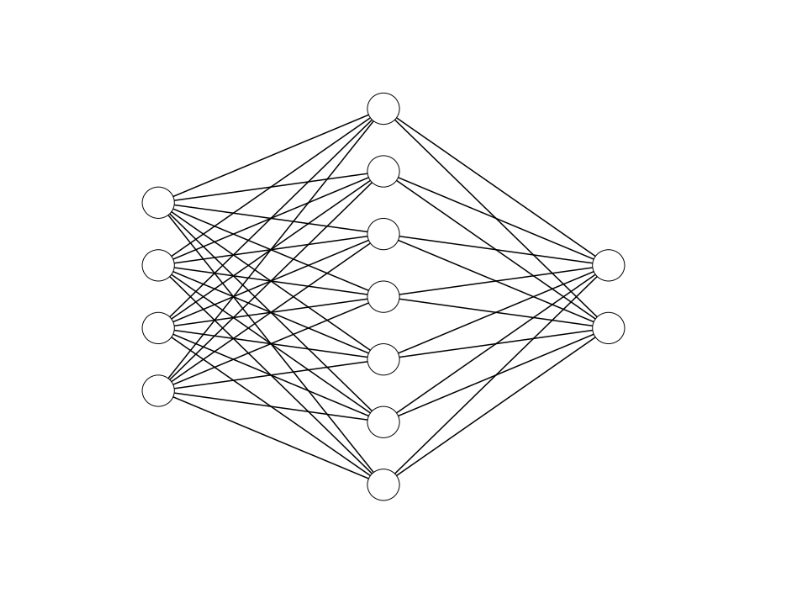
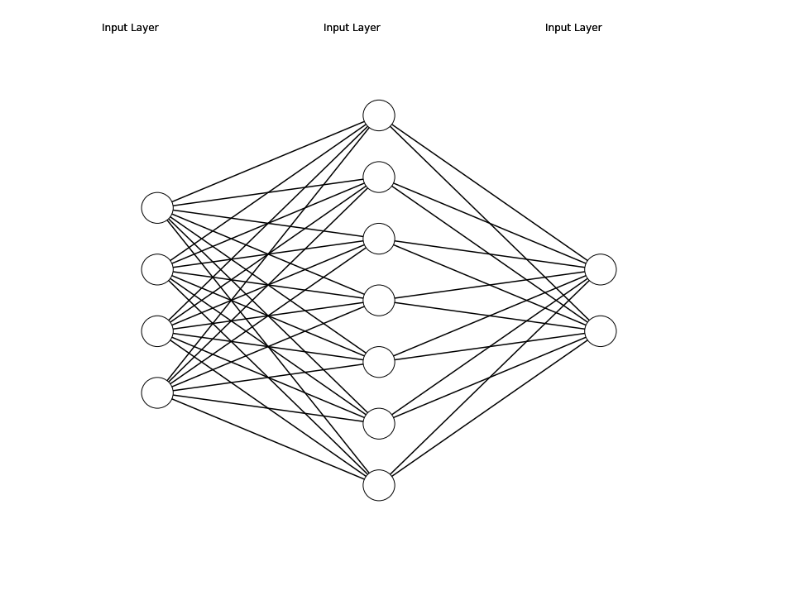
Before and after one commit to rolandr97/bachelorthesis, a Jupyter notebook: util.ipynb, the cells around one changed output. Cells and saved outputs as stored; diff of their text form; code cells hidden in the pictures.

```diff
--- a/util.ipynb
+++ b/util.ipynb
@@ -23,31 +23,34 @@ def draw_neural_net(ax, left, right, bottom, top, layer_sizes):
         - layer_sizes : list of int
             List of layer sizes, including input and output dimensionality
     '''
     n_layers = len(layer_sizes)
     v_spacing = (top - bottom)/float(max(layer_sizes))
     h_spacing = (right - left)/float(len(layer_sizes) - 1)
     # Nodes
     for n, layer_size in enumerate(layer_sizes):
         layer_top = v_spacing*(layer_size - 1)/2. + (top + bottom)/2.
         for m in range(layer_size):
             circle = plt.Circle((n*h_spacing + left, layer_top - m*v_spacing), v_spacing/4.,
                                 color='w', ec='k', zorder=4)
 
             ax.add_artist(circle)
+        text=plt.text(n*h_spacing+left , 1,'Input Layer', fontsize = 12)
+        ax.add_artist(text)
     # Edges
     for n, (layer_size_a, layer_size_b) in enumerate(zip(layer_sizes[:-1], layer_sizes[1:])):
         layer_top_a = v_spacing*(layer_size_a - 1)/2. + (top + bottom)/2.
         layer_top_b = v_spacing*(layer_size_b - 1)/2. + (top + bottom)/2.
         for m in range(layer_size_a):
             for o in range(layer_size_b):
                 line = plt.Line2D([n*h_spacing + left, (n + 1)*h_spacing + left],
                                   [layer_top_a - m*v_spacing, layer_top_b - o*v_spacing], c='k')
                 ax.add_artist(line)
 
 fig = plt.figure(figsize=(12, 12))
 ax = fig.gca()
+
 ax.axis('off')
 draw_neural_net(ax, .1, .9, .1, .9, [4, 7, 2])
 fig.savefig('nn.png')
 # %% [output]
-[figure, old version]
+[figure, new version]
```
Also changed, not shown: parts of 3 cells of this notebook, 9 other files.
